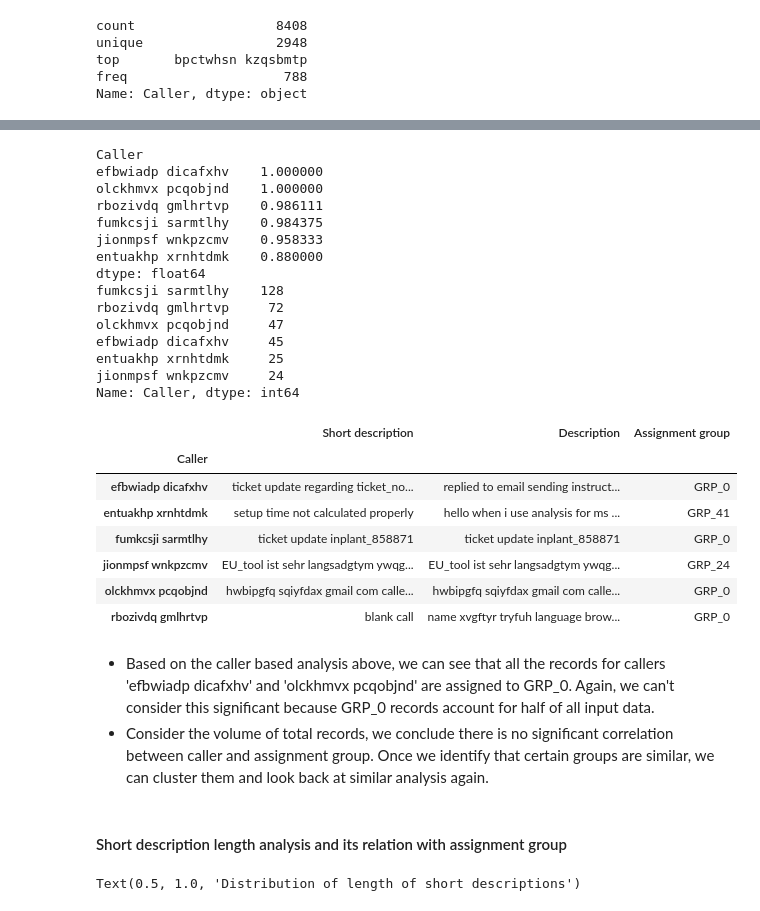
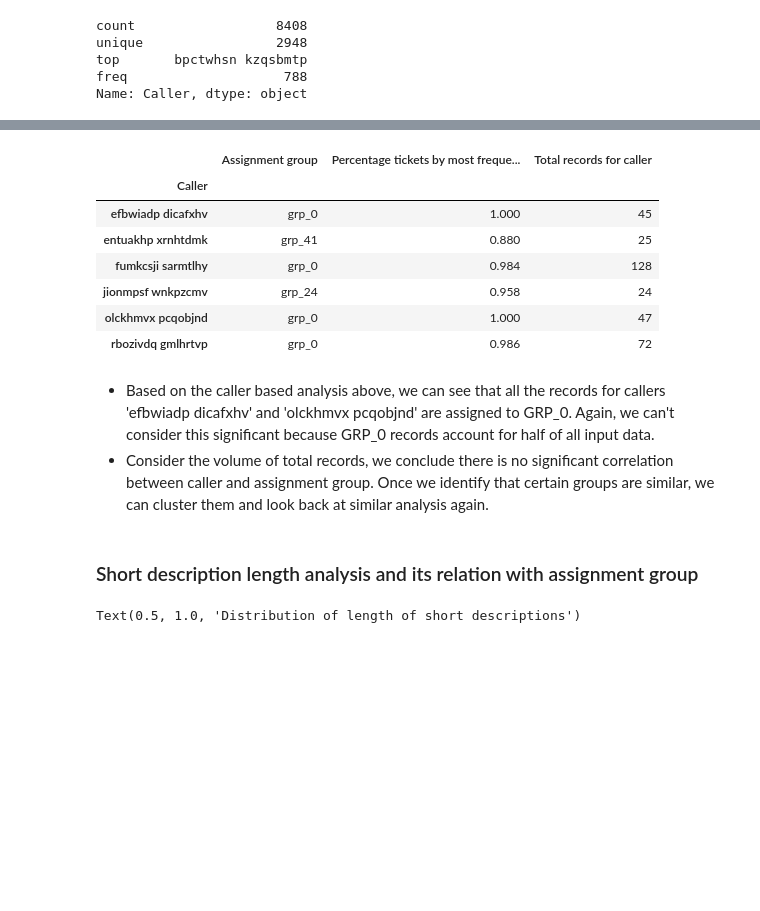
Before and after one commit to arvind2047/gl_capstone, a Jupyter notebook: GL_AIML_Capstone_Sep2020.ipynb, the cells around one changed output, grey strips where cells are left out. Cells and saved outputs as stored; diff of their text form; code cells hidden in the pictures; blank space fills up the shorter version.

```diff
--- a/GL_AIML_Capstone_Sep2020.ipynb
+++ b/GL_AIML_Capstone_Sep2020.ipynb
@@ -43,9 +46,8 @@ Successfully installed contextvars-2.4 googletrans-3.0.0 h11-0.9.0 h2-3.2.0 hpac
 # %%
-# Importing libraries
-
 # Basic python computation and visualization
 import numpy as np
 import pandas as pd
+pd.set_option('display.max_colwidth', None)
 import matplotlib.pyplot as plt
 import seaborn as sns
 import scipy
@@ -61,7 +63,7 @@ from keras.preprocessing.sequence import pad_sequences
 from keras.layers import Input, Dense, Dropout, Embedding, LSTM, Flatten
 from keras.models import Model
 from keras.utils import to_categorical
-from keras.callbacks import ModelCheckpoint
+from keras.callbacks import ModelCheckpoint, EarlyStopping
 import io
 import tensorflow as tf
 import tensorflow_datasets as tfds
@@ -71,9 +73,13 @@ from tensorboard.plugins import projector
 from sklearn.model_selection import train_test_split
 from sklearn.metrics import accuracy_score
 from sklearn.metrics import classification_report, confusion_matrix, accuracy_score
+from sklearn.preprocessing import LabelEncoder
 from sklearn.linear_model import LogisticRegression
+from sklearn.neighbors import KNeighborsClassifier
 from sklearn.feature_selection import chi2
 from sklearn.cluster import AgglomerativeClustering
+from sklearn.ensemble import RandomForestClassifier
+from sklearn import metrics
 from scipy.cluster.hierarchy import cophenet, dendrogram, linkage
 from scipy.spatial.distance import pdist
 import pickle
@@ -87,11 +93,15 @@ from nltk.corpus import stopwords
 nltk.download('stopwords')
 nltk.download('wordnet')
 nltk.download('punkt')
+nltk.download('averaged_perceptron_tagger')
+from nltk.corpus import wordnet
 from nltk.tokenize import word_tokenize
 from nltk.tokenize import RegexpTokenizer
 from nltk.stem import WordNetLemmatizer
 from nltk import FreqDist
+from nltk import pos_tag
 from string import punctuation
+from wordcloud import WordCloud
 import googletrans
 from googletrans import Translator
 from collections import Counter
@@ -99,6 +109,7 @@ from gensim.test.utils import datapath, get_tmpfile
 from gensim.models import KeyedVectors
 from gensim.scripts.glove2word2vec import glove2word2vec
 from sklearn.feature_extraction.text import TfidfVectorizer, CountVectorizer
+import contractions
 
 # General purpose
 import os
@@ -199,4 +220,4 @@ Removing 83 duplicate rows
 (8408, 4)
 # %%
 # Converting to lowercase
-incidents.apply(lambda x: x.astype(str).str.lower())
+incidents = incidents.apply(lambda x: x.astype(str).str.lower())
@@ -299,40 +292,25 @@ Name: Assignment group, dtype: int64
 # %%
 incidents_freqcall = incidents[incidents['Caller'].isin(list(incidents['Caller'].value_counts()[incidents['Caller'].value_counts()>20].index))]
 freq_call = (np.max(pd.crosstab(incidents_freqcall['Assignment group'],incidents_freqcall['Caller'])) /
             np.sum(pd.crosstab(incidents_freqcall['Assignment group'],incidents_freqcall['Caller']))).sort_values(ascending=False)
-print(freq_call[freq_call>0.7])
-freq_call = freq_call>0.7
-print(incidents[incidents['Caller'].isin(list(freq_call[freq_call].index))]['Caller'].value_counts())
-incidents_freqcall[incidents_freqcall['Caller'].isin(list(freq_call[freq_call].index))].groupby(by='Caller').agg(lambda x:x.value_counts().index[0])
+call_df = incidents_freqcall[incidents_freqcall['Caller'].isin(list(freq_call[freq_call>0.7].index))].groupby(by='Caller').agg(lambda x:x.value_counts().index[0])
+call_df.loc[freq_call[freq_call>0.7].index,'Percentage tickets by most frequent group'] = freq_call[freq_call>0.7].round(3).values
+call_df.loc[freq_call[freq_call>0.7].index,'Total records for caller'] = incidents[incidents['Caller'].isin(list(freq_call[freq_call>0.7].index))]['Caller'].value_counts()
+call_df.drop(columns=['Short description','Description'])
 # %% [output]
-Caller
-efbwiadp dicafxhv    1.000000
-olckhmvx pcqobjnd    1.000000
-rbozivdq gmlhrtvp    0.986111
-fumkcsji sarmtlhy    0.984375
-jionmpsf wnkpzcmv    0.958333
-entuakhp xrnhtdmk    0.880000
-dtype: float64
-fumkcsji sarmtlhy    128
-rbozivdq gmlhrtvp     72
-olckhmvx pcqobjnd     47
-efbwiadp dicafxhv     45
-entuakhp xrnhtdmk     25
-jionmpsf wnkpzcmv     24
-Name: Caller, dtype: int64
-|  | Short description | Description | Assignment group |
+|  | Assignment group | Percentage tickets by most freque... | Total records for caller |
 | Caller |  |  |  |
-| efbwiadp dicafxhv | ticket update regarding ticket_no... | replied to email sending instruct... | GRP_0 |
-| entuakhp xrnhtdmk | setup time not calculated properly | hello when i use analysis for ms ... | GRP_41 |
-| fumkcsji sarmtlhy | ticket update inplant_858871 | ticket update inplant_858871 | GRP_0 |
-| jionmpsf wnkpzcmv | EU_tool ist sehr langsadgtym ywqg... | EU_tool ist sehr langsadgtym ywqg... | GRP_24 |
-| olckhmvx pcqobjnd | hwbipgfq sqiyfdax gmail com calle... | hwbipgfq sqiyfdax gmail com calle... | GRP_0 |
-| rbozivdq gmlhrtvp | blank call | name xvgftyr tryfuh language brow... | GRP_0 |
+| efbwiadp dicafxhv | grp_0 | 1.000 | 45 |
+| entuakhp xrnhtdmk | grp_41 | 0.880 | 25 |
+| fumkcsji sarmtlhy | grp_0 | 0.984 | 128 |
+| jionmpsf wnkpzcmv | grp_24 | 0.958 | 24 |
+| olckhmvx pcqobjnd | grp_0 | 1.000 | 47 |
+| rbozivdq gmlhrtvp | grp_0 | 0.986 | 72 |
 # %% [markdown]
 *   Based on the caller based analysis above, we can see that all the records for callers 'efbwiadp dicafxhv' and 'olckhmvx pcqobjnd' are assigned to GRP_0. Again, we can't consider this significant because GRP_0 records account for half of all input data.
 *   Consider the volume of total records, we conclude there is no significant correlation between caller and assignment group. Once we identify that certain groups are similar, we can cluster them and look back at similar analysis again.
 # %% [markdown]
-#### Short description length analysis and its relation with assignment group
+### Short description length analysis and its relation with assignment group
 # %%
 incidents['sdesc_len'] = incidents['Short description'].str.len()
 # %%
```
Also changed, not shown: parts of 107 cells of this notebook.
